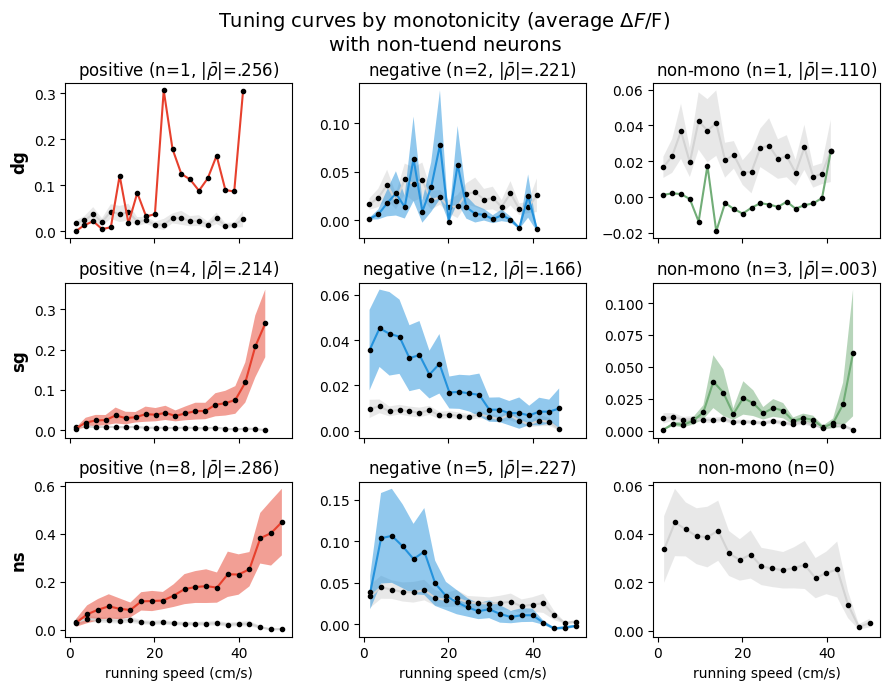
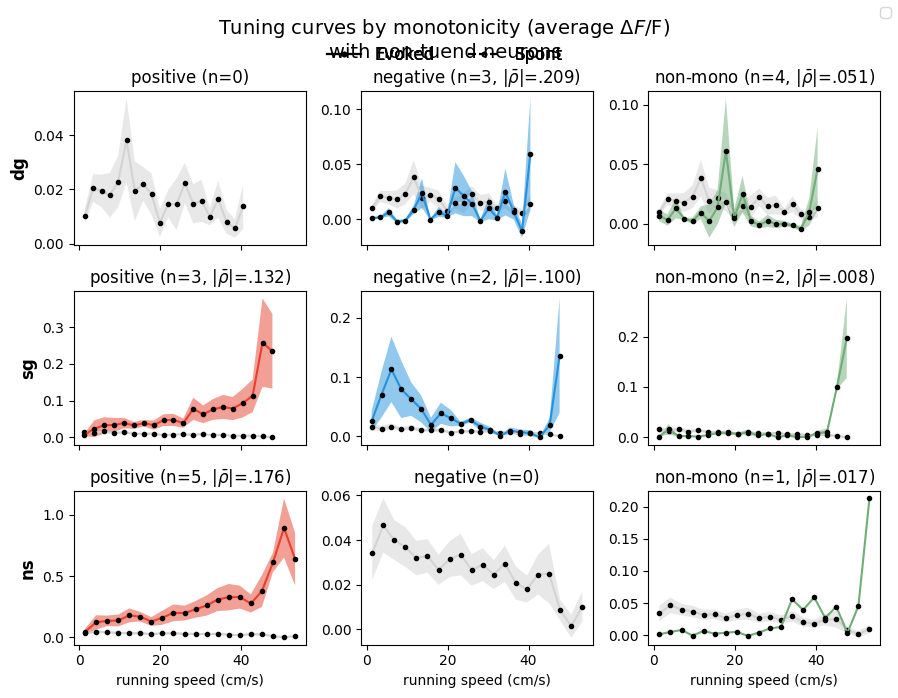
Unified diff of the notebook cell whose output changed from the first chart to the second:
--- before
+++ after
@@ -18,4 +18,4 @@
 fig.suptitle('Tuning curves by monotonicity (average $\\Delta F$/F) \n''with non-tuend neurons', fontsize=14)
 
-plt.savefig('doc/figures/tuning_by_monotonicity_with_nontuned.png')
+# plt.savefig('doc/figures/tuning_by_monotonicity_with_nontuned.png')
 plt.show()

Commit: Debug the timewindow